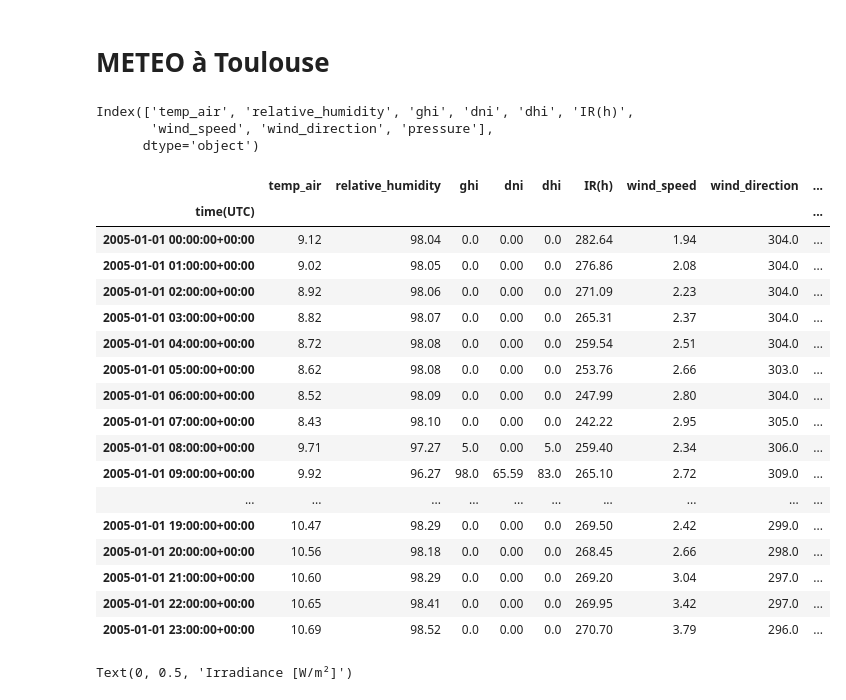
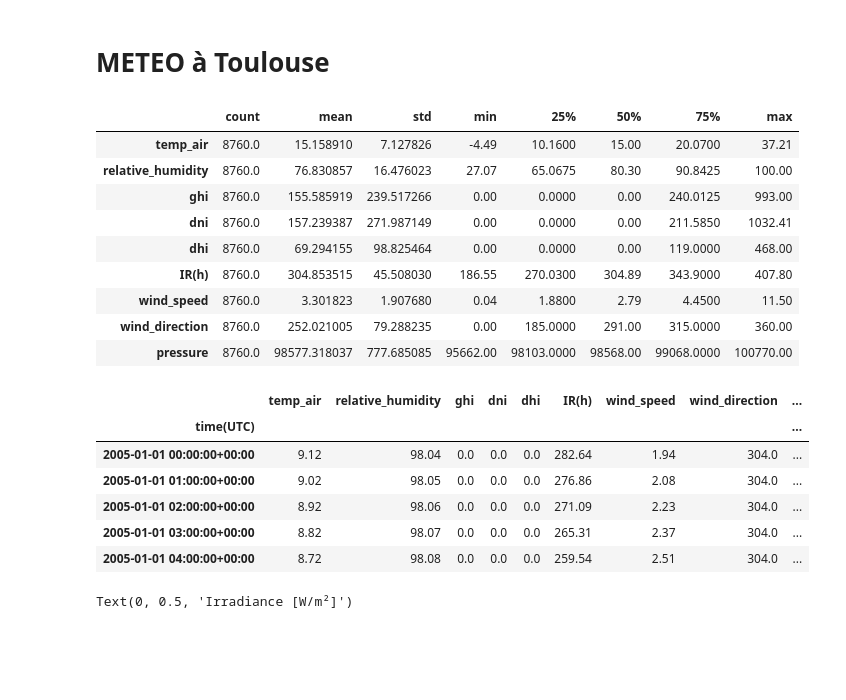
Before and after one commit to BenjaminDeporte/PV, a Jupyter notebook: Code/TutoPVlib.ipynb, the cells around one changed output. Drawn from its saved outputs; the diff is of its cells as text; code cells hidden in the pictures; blank space fills up the shorter version.

```diff
--- a/Code/TutoPVlib.ipynb
+++ b/Code/TutoPVlib.ipynb
@@ -16,8 +16,8 @@ import datetime
 # name,latitude, longitude, altitude, timezone
 
 coordinates = {
-    'Montpellier' : (43.58, 3.97, 6.0, 'Europe/Paris'),
-    'Pechbusque': (43.515, 1.465, 279.0, 'Europe/Paris')
+    'Pechbusque': (43.515, 1.465, 279.0, 'Europe/Paris'),
+    'Montpellier' : (43.58, 3.97, 6.0, 'Europe/Paris')   # pour comparer avec PV Watts
 }
 # %%
 lieu = 'Pechbusque'
@@ -27,36 +27,32 @@ latitude, longitude, altitude, time_zone = coordinates[lieu]
 # récupère infos de PV-GIS
 
 df_weather, months, inputs, metadata = pvlib.iotools.get_pvgis_tmy(latitude=latitude,
-                                         longitude=longitude,
-                                         map_variables=True,
-                                         )
+                                                                   longitude=longitude,
+                                                                   map_variables=True
+                                                                   )
-# %%
-df_weather.columns
-# %% [output]
-Index(['temp_air', 'relative_humidity', 'ghi', 'dni', 'dhi', 'IR(h)',
-       'wind_speed', 'wind_direction', 'pressure'],
-      dtype='object')
+# %%
+df_weather.describe(include='all').transpose()
+# %% [output]
+|  | count | mean | std | min | 25% | 50% | 75% | max |
+| temp_air | 8760.0 | 15.158910 | 7.127826 | -4.49 | 10.1600 | 15.00 | 20.0700 | 37.21 |
+| relative_humidity | 8760.0 | 76.830857 | 16.476023 | 27.07 | 65.0675 | 80.30 | 90.8425 | 100.00 |
+| ghi | 8760.0 | 155.585919 | 239.517266 | 0.00 | 0.0000 | 0.00 | 240.0125 | 993.00 |
+| dni | 8760.0 | 157.239387 | 271.987149 | 0.00 | 0.0000 | 0.00 | 211.5850 | 1032.41 |
+| dhi | 8760.0 | 69.294155 | 98.825464 | 0.00 | 0.0000 | 0.00 | 119.0000 | 468.00 |
+| IR(h) | 8760.0 | 304.853515 | 45.508030 | 186.55 | 270.0300 | 304.89 | 343.9000 | 407.80 |
+| wind_speed | 8760.0 | 3.301823 | 1.907680 | 0.04 | 1.8800 | 2.79 | 4.4500 | 11.50 |
+| wind_direction | 8760.0 | 252.021005 | 79.288235 | 0.00 | 185.0000 | 291.00 | 315.0000 | 360.00 |
+| pressure | 8760.0 | 98577.318037 | 777.685085 | 95662.00 | 98103.0000 | 98568.00 | 99068.0000 | 100770.00 |
 # %%
-df_weather.head(24)
+df_weather.head(5)
 # %% [output]
 |  | temp_air | relative_humidity | ghi | dni | dhi | IR(h) | wind_speed | wind_direction | ... |
 | time(UTC) |  |  |  |  |  |  |  |  | ... |
-| 2005-01-01 00:00:00+00:00 | 9.12 | 98.04 | 0.0 | 0.00 | 0.0 | 282.64 | 1.94 | 304.0 | ... |
-| 2005-01-01 01:00:00+00:00 | 9.02 | 98.05 | 0.0 | 0.00 | 0.0 | 276.86 | 2.08 | 304.0 | ... |
-| 2005-01-01 02:00:00+00:00 | 8.92 | 98.06 | 0.0 | 0.00 | 0.0 | 271.09 | 2.23 | 304.0 | ... |
-| 2005-01-01 03:00:00+00:00 | 8.82 | 98.07 | 0.0 | 0.00 | 0.0 | 265.31 | 2.37 | 304.0 | ... |
-| 2005-01-01 04:00:00+00:00 | 8.72 | 98.08 | 0.0 | 0.00 | 0.0 | 259.54 | 2.51 | 304.0 | ... |
-| 2005-01-01 05:00:00+00:00 | 8.62 | 98.08 | 0.0 | 0.00 | 0.0 | 253.76 | 2.66 | 303.0 | ... |
-| 2005-01-01 06:00:00+00:00 | 8.52 | 98.09 | 0.0 | 0.00 | 0.0 | 247.99 | 2.80 | 304.0 | ... |
-| 2005-01-01 07:00:00+00:00 | 8.43 | 98.10 | 0.0 | 0.00 | 0.0 | 242.22 | 2.95 | 305.0 | ... |
-| 2005-01-01 08:00:00+00:00 | 9.71 | 97.27 | 5.0 | 0.00 | 5.0 | 259.40 | 2.34 | 306.0 | ... |
-| 2005-01-01 09:00:00+00:00 | 9.92 | 96.27 | 98.0 | 65.59 | 83.0 | 265.10 | 2.72 | 309.0 | ... |
-| ... | ... | ... | ... | ... | ... | ... | ... | ... | ... |
-| 2005-01-01 19:00:00+00:00 | 10.47 | 98.29 | 0.0 | 0.00 | 0.0 | 269.50 | 2.42 | 299.0 | ... |
-| 2005-01-01 20:00:00+00:00 | 10.56 | 98.18 | 0.0 | 0.00 | 0.0 | 268.45 | 2.66 | 298.0 | ... |
-| 2005-01-01 21:00:00+00:00 | 10.60 | 98.29 | 0.0 | 0.00 | 0.0 | 269.20 | 3.04 | 297.0 | ... |
-| 2005-01-01 22:00:00+00:00 | 10.65 | 98.41 | 0.0 | 0.00 | 0.0 | 269.95 | 3.42 | 297.0 | ... |
-| 2005-01-01 23:00:00+00:00 | 10.69 | 98.52 | 0.0 | 0.00 | 0.0 | 270.70 | 3.79 | 296.0 | ... |
+| 2005-01-01 00:00:00+00:00 | 9.12 | 98.04 | 0.0 | 0.0 | 0.0 | 282.64 | 1.94 | 304.0 | ... |
+| 2005-01-01 01:00:00+00:00 | 9.02 | 98.05 | 0.0 | 0.0 | 0.0 | 276.86 | 2.08 | 304.0 | ... |
+| 2005-01-01 02:00:00+00:00 | 8.92 | 98.06 | 0.0 | 0.0 | 0.0 | 271.09 | 2.23 | 304.0 | ... |
+| 2005-01-01 03:00:00+00:00 | 8.82 | 98.07 | 0.0 | 0.0 | 0.0 | 265.31 | 2.37 | 304.0 | ... |
+| 2005-01-01 04:00:00+00:00 | 8.72 | 98.08 | 0.0 | 0.0 | 0.0 | 259.54 | 2.51 | 304.0 | ... |
 # %%
 # Irradiance
 
```
Also changed, not shown: parts of 22 cells of this notebook.
